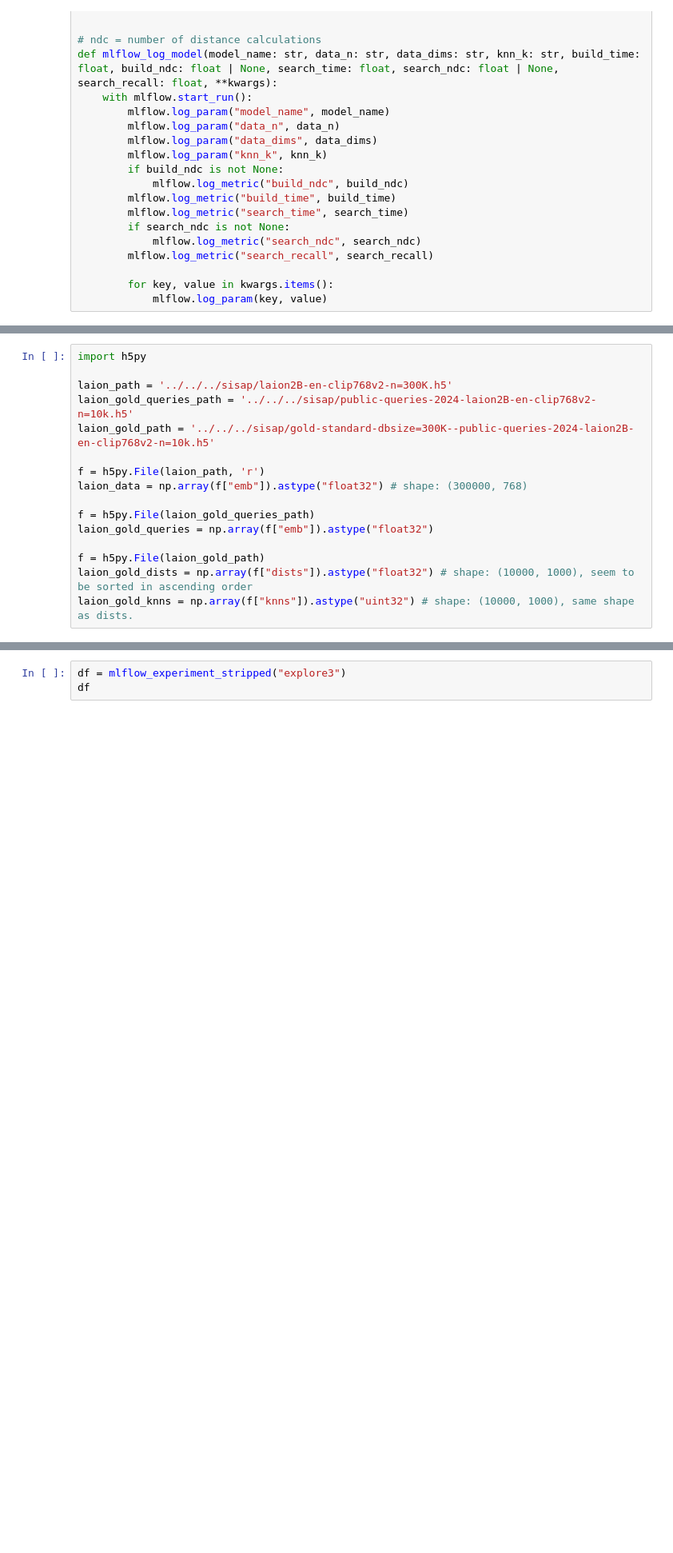
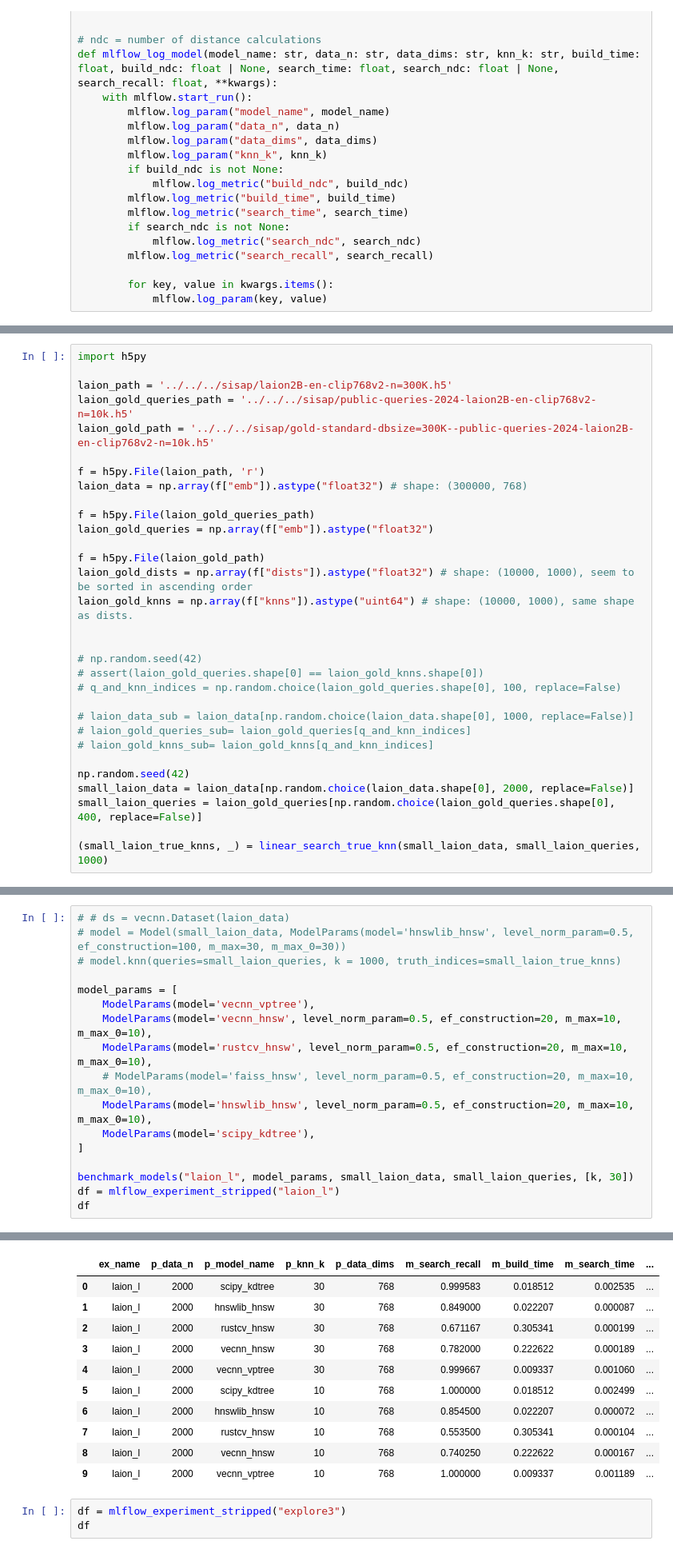
Before and after one commit to tadeohepperle/vecnn, a Jupyter notebook: vecnnpy/scripts/eval_models.ipynb, the cells around one changed output, grey strips where cells are left out. Shown: that part at 80% size. Drawn from its saved outputs; the diff is of its cells as text; blank space fills up the shorter version.

```diff
--- a/vecnnpy/scripts/eval_models.ipynb
+++ b/vecnnpy/scripts/eval_models.ipynb
@@ -503,4 +353,19 @@ laion_gold_queries = np.array(f["emb"]).astype("float32")
 
 f = h5py.File(laion_gold_path)
 laion_gold_dists = np.array(f["dists"]).astype("float32") # shape: (10000, 1000), seem to be sorted in ascending order
-laion_gold_knns = np.array(f["knns"]).astype("uint32") # shape: (10000, 1000), same shape as dists.
+laion_gold_knns = np.array(f["knns"]).astype("uint64") # shape: (10000, 1000), same shape as dists.
+
+
+# np.random.seed(42)
+# assert(laion_gold_queries.shape[0] == laion_gold_knns.shape[0])
+# q_and_knn_indices = np.random.choice(laion_gold_queries.shape[0], 100, replace=False)
+
+# laion_data_sub = laion_data[np.random.choice(laion_data.shape[0], 1000, replace=False)]
+# laion_gold_queries_sub= laion_gold_queries[q_and_knn_indices]
+# laion_gold_knns_sub= laion_gold_knns[q_and_knn_indices]
+
+np.random.seed(42)
+small_laion_data = laion_data[np.random.choice(laion_data.shape[0], 2000, replace=False)]
+small_laion_queries = laion_gold_queries[np.random.choice(laion_gold_queries.shape[0], 400, replace=False)]
+
+(small_laion_true_knns, _) = linear_search_true_knn(small_laion_data, small_laion_queries, 1000)
@@ -517,0 +372,18 @@ RuntimeError: The input label shape 1 does not match the input data vector shape
+# %%
+# # ds = vecnn.Dataset(laion_data)
+# model = Model(small_laion_data, ModelParams(model='hnswlib_hnsw', level_norm_param=0.5, ef_construction=100, m_max=30, m_max_0=30))
+# model.knn(queries=small_laion_queries, k = 1000, truth_indices=small_laion_true_knns)
+
+model_params = [
+    ModelParams(model='vecnn_vptree'),
+    ModelParams(model='vecnn_hnsw', level_norm_param=0.5, ef_construction=20, m_max=10, m_max_0=10),
+    ModelParams(model='rustcv_hnsw', level_norm_param=0.5, ef_construction=20, m_max=10, m_max_0=10),
+    # ModelParams(model='faiss_hnsw', level_norm_param=0.5, ef_construction=20, m_max=10, m_max_0=10),
+    ModelParams(model='hnswlib_hnsw', level_norm_param=0.5, ef_construction=20, m_max=10, m_max_0=10),
+    ModelParams(model='scipy_kdtree'),
+]
+
+benchmark_models("laion_l", model_params, small_laion_data, small_laion_queries, [k, 30])
+df = mlflow_experiment_stripped("laion_l")
+df
+# %% [output]
@@ -518,3 +391,14 @@ RuntimeError: The input label shape 1 does not match the input data vector shape
+|  | ex_name | p_data_n | p_model_name | p_knn_k | p_data_dims | m_search_recall | m_build_time | m_search_time | ... |
+| 0 | laion_l | 2000 | scipy_kdtree | 30 | 768 | 0.999583 | 0.018512 | 0.002535 | ... |
+| 1 | laion_l | 2000 | hnswlib_hnsw | 30 | 768 | 0.849000 | 0.022207 | 0.000087 | ... |
+| 2 | laion_l | 2000 | rustcv_hnsw | 30 | 768 | 0.671167 | 0.305341 | 0.000199 | ... |
+| 3 | laion_l | 2000 | vecnn_hnsw | 30 | 768 | 0.782000 | 0.222622 | 0.000189 | ... |
+| 4 | laion_l | 2000 | vecnn_vptree | 30 | 768 | 0.999667 | 0.009337 | 0.001060 | ... |
+| 5 | laion_l | 2000 | scipy_kdtree | 10 | 768 | 1.000000 | 0.018512 | 0.002499 | ... |
+| 6 | laion_l | 2000 | hnswlib_hnsw | 10 | 768 | 0.854500 | 0.022207 | 0.000072 | ... |
+| 7 | laion_l | 2000 | rustcv_hnsw | 10 | 768 | 0.553500 | 0.305341 | 0.000104 | ... |
+| 8 | laion_l | 2000 | vecnn_hnsw | 10 | 768 | 0.740250 | 0.222622 | 0.000167 | ... |
+| 9 | laion_l | 2000 | vecnn_vptree | 10 | 768 | 1.000000 | 0.009337 | 0.001189 | ... |
 # %%
 df = mlflow_experiment_stripped("explore3")
 df
```
Also changed, not shown: parts of 6 cells of this notebook, 7 other files.
